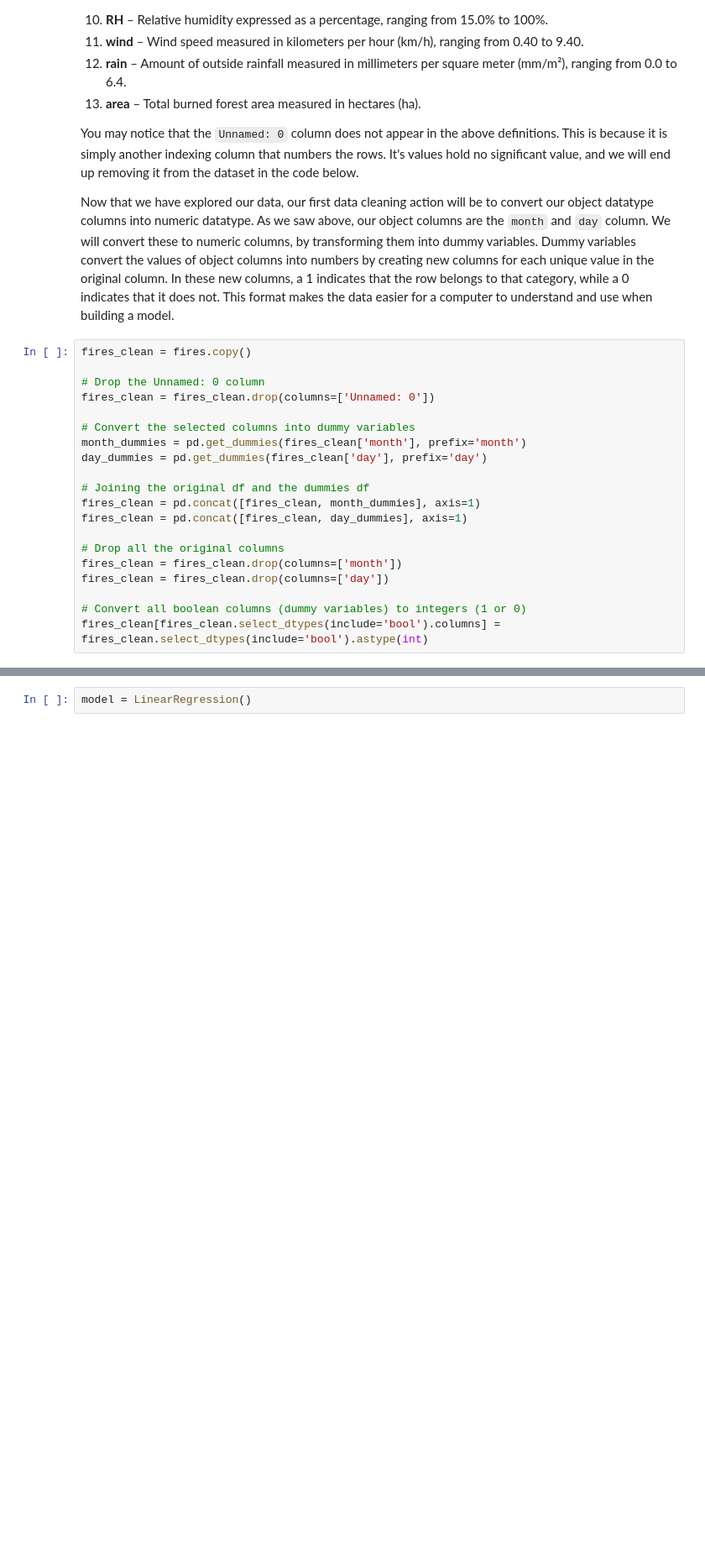
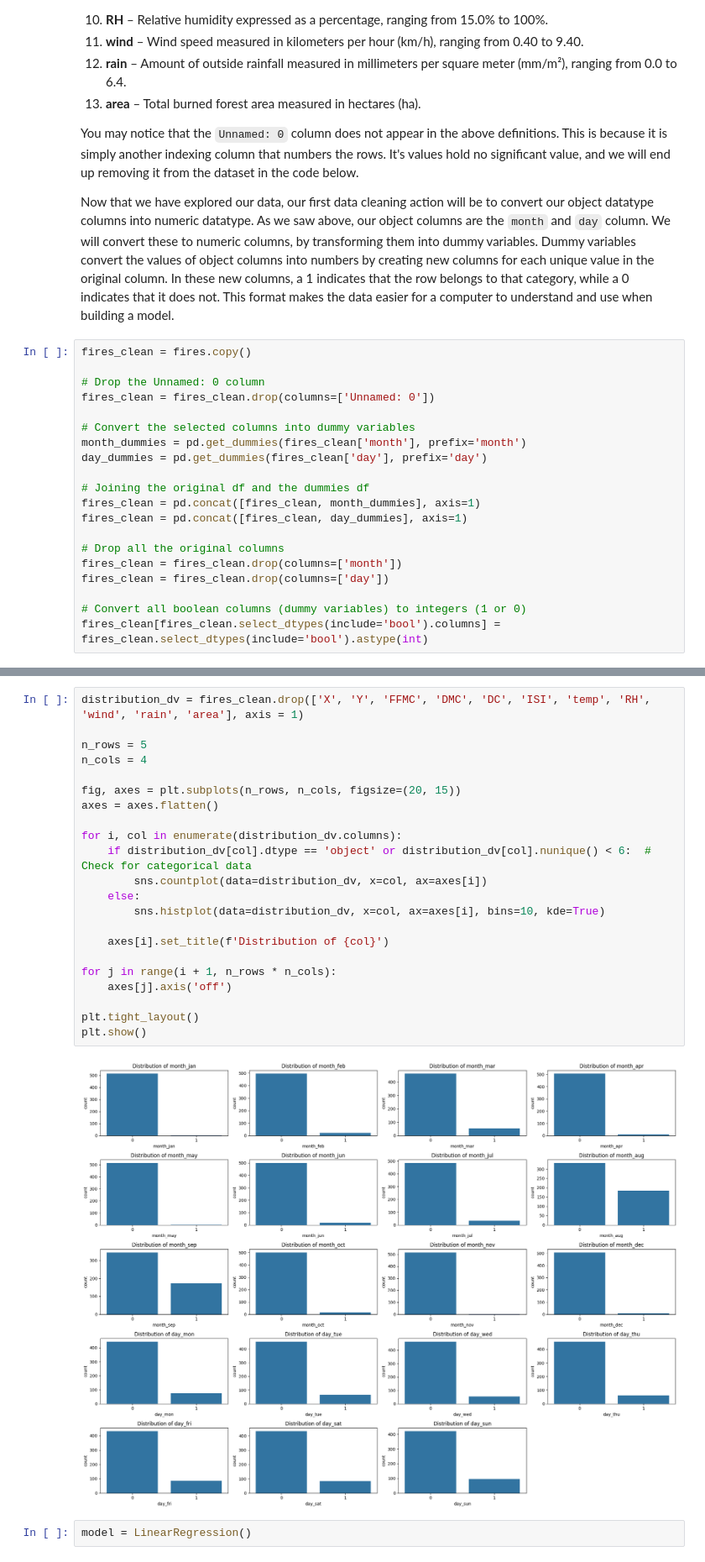
Before and after one commit to GloriannaS/fire-damage-estimation, a Jupyter notebook: Fire Damage Estimation.ipynb, the cells around one changed output, grey strips where cells are left out. Shown at 84% size. Saved outputs shown, nothing was run; the diff lists cells and outputs as text; blank space fills up the shorter version.

```diff
--- a/Fire Damage Estimation.ipynb
+++ b/Fire Damage Estimation.ipynb
@@ -284,2 +272,26 @@ Next, we would like to examine the distributions of our columns. In the code bel
+# %%
+distribution_dv = fires_clean.drop(['X', 'Y', 'FFMC', 'DMC', 'DC', 'ISI', 'temp', 'RH', 'wind', 'rain', 'area'], axis = 1)
+
+n_rows = 5
+n_cols = 4
+
+fig, axes = plt.subplots(n_rows, n_cols, figsize=(20, 15))
+axes = axes.flatten()
+
+for i, col in enumerate(distribution_dv.columns):
+    if distribution_dv[col].dtype == 'object' or distribution_dv[col].nunique() < 6:  # Check for categorical data
+        sns.countplot(data=distribution_dv, x=col, ax=axes[i])
+    else:
+        sns.histplot(data=distribution_dv, x=col, ax=axes[i], bins=10, kde=True)
+
+    axes[i].set_title(f'Distribution of {col}')
+
+for j in range(i + 1, n_rows * n_cols):
+    axes[j].axis('off')
+
+plt.tight_layout()
+plt.show()
+# %% [output]
+[figure, added]
 # %%
 model = LinearRegression()
```
Also changed, not shown: parts of 12 cells of this notebook.
